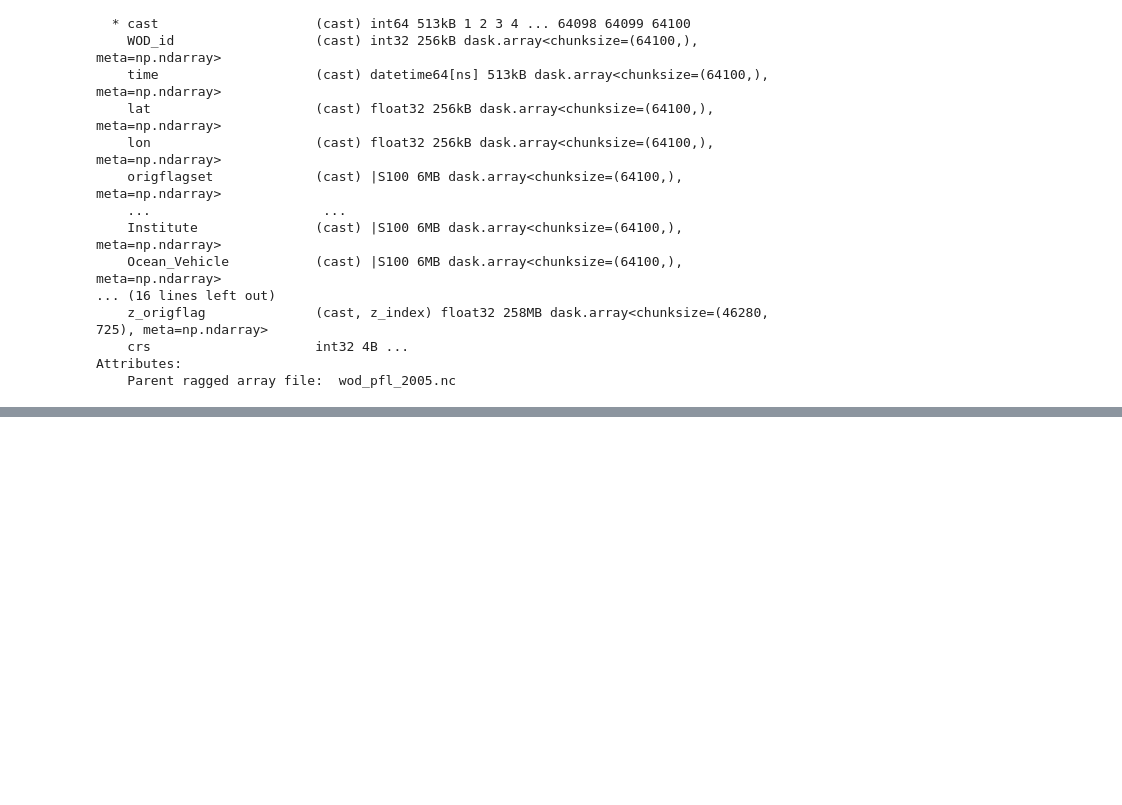
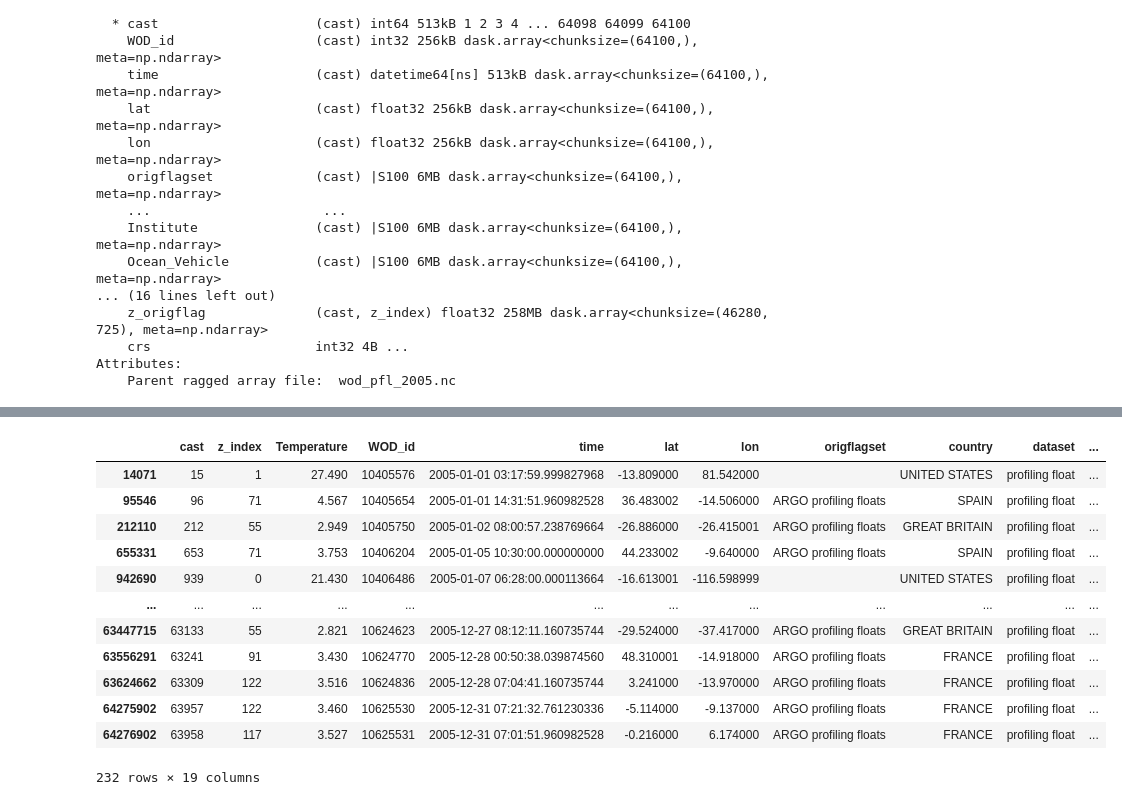
Before and after one commit to CARSv2/cars-v2, a Jupyter notebook: notebooks/CODA-database-sandbox.ipynb, the cells around one changed output, grey strips where cells are left out. Saved outputs shown, nothing was run; the diff lists cells and outputs as text; code cells hidden in the pictures; blank space fills up the shorter version.

```diff
--- a/notebooks/CODA-database-sandbox.ipynb
+++ b/notebooks/CODA-database-sandbox.ipynb
@@ -110,0 +222,5 @@ df.info(memory_usage='deep')
+# %%
+%%time
+temp_pfl_ddf = dd.read_parquet(write_path+"2005_pfl_temp.pq")
+# Search for rows where 'column_name' matches a condition
+result_parquet = temp_pfl_ddf[temp_pfl_ddf ['z'] >= 2000].compute()
@@ -110,0 +230,16 @@ df.info(memory_usage='deep')
+# %%
+result_parquet
+# %% [output]
+|  | cast | z_index | Temperature | WOD_id | time | lat | lon | origflagset | country | dataset | ... |
+| 14071 | 15 | 1 | 27.490 | 10405576 | 2005-01-01 03:17:59.999827968 | -13.809000 | 81.542000 |  | UNITED STATES | profiling float | ... |
+| 95546 | 96 | 71 | 4.567 | 10405654 | 2005-01-01 14:31:51.960982528 | 36.483002 | -14.506000 | ARGO profiling floats | SPAIN | profiling float | ... |
+| 212110 | 212 | 55 | 2.949 | 10405750 | 2005-01-02 08:00:57.238769664 | -26.886000 | -26.415001 | ARGO profiling floats | GREAT BRITAIN | profiling float | ... |
+| 655331 | 653 | 71 | 3.753 | 10406204 | 2005-01-05 10:30:00.000000000 | 44.233002 | -9.640000 | ARGO profiling floats | SPAIN | profiling float | ... |
+| 942690 | 939 | 0 | 21.430 | 10406486 | 2005-01-07 06:28:00.000113664 | -16.613001 | -116.598999 |  | UNITED STATES | profiling float | ... |
+| ... | ... | ... | ... | ... | ... | ... | ... | ... | ... | ... | ... |
+| 63447715 | 63133 | 55 | 2.821 | 10624623 | 2005-12-27 08:12:11.160735744 | -29.524000 | -37.417000 | ARGO profiling floats | GREAT BRITAIN | profiling float | ... |
+| 63556291 | 63241 | 91 | 3.430 | 10624770 | 2005-12-28 00:50:38.039874560 | 48.310001 | -14.918000 | ARGO profiling floats | FRANCE | profiling float | ... |
+| 63624662 | 63309 | 122 | 3.516 | 10624836 | 2005-12-28 07:04:41.160735744 | 3.241000 | -13.970000 | ARGO profiling floats | FRANCE | profiling float | ... |
+| 64275902 | 63957 | 122 | 3.460 | 10625530 | 2005-12-31 07:21:32.761230336 | -5.114000 | -9.137000 | ARGO profiling floats | FRANCE | profiling float | ... |
+| 64276902 | 63958 | 117 | 3.527 | 10625531 | 2005-12-31 07:01:51.960982528 | -0.216000 | 6.174000 | ARGO profiling floats | FRANCE | profiling float | ... |
+232 rows × 19 columns
```
Also changed, not shown: parts of 25 cells of this notebook.
